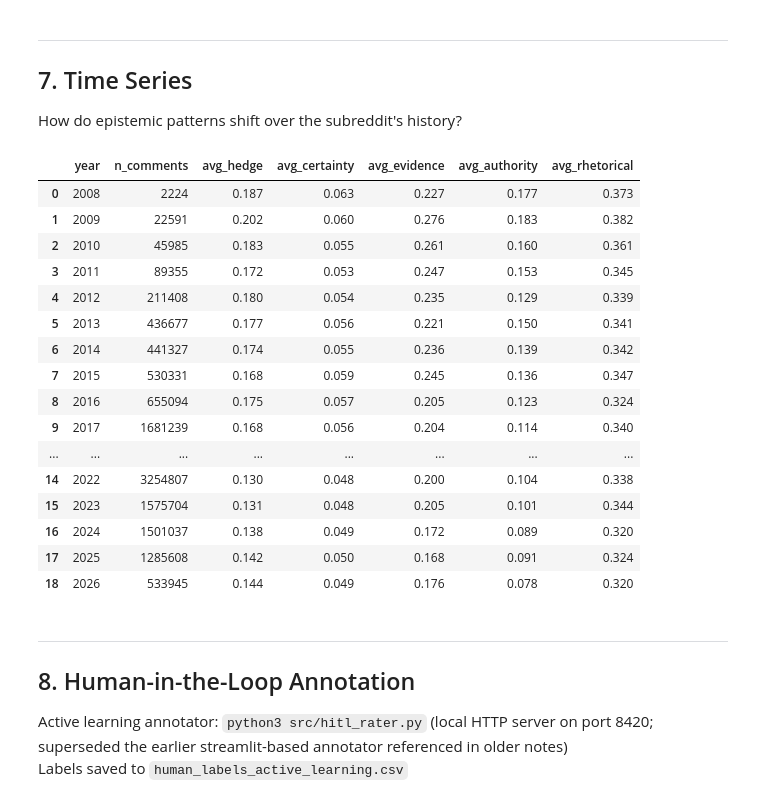
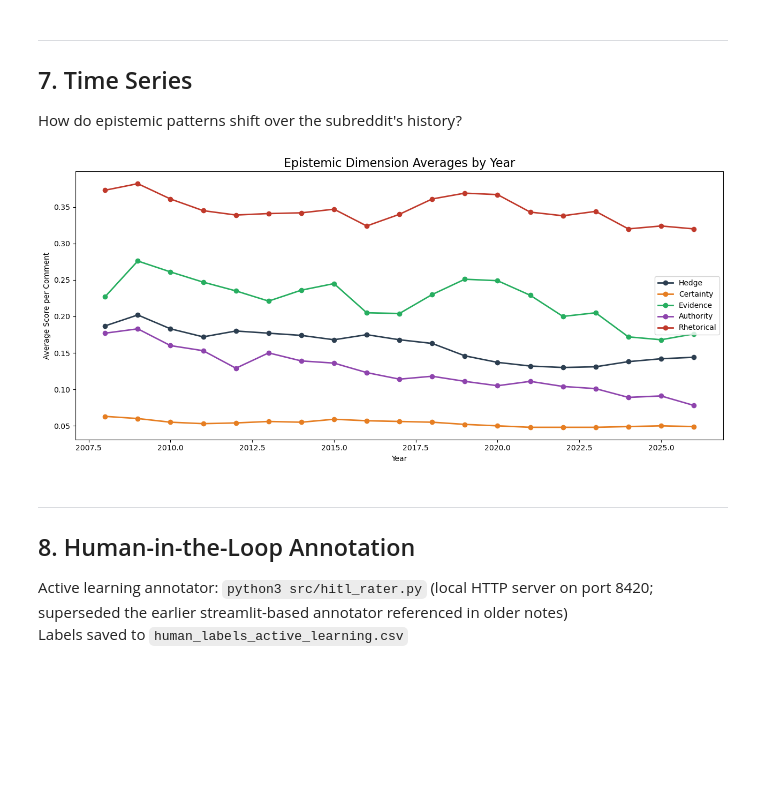
Before and after one commit to humanathema/ConspiracyComments, a Jupyter notebook: ConspiracyMaster_Refactored.ipynb, the cells around one changed output. Saved outputs shown, nothing was run; the diff lists cells and outputs as text; code cells hidden in the pictures; blank space fills up the shorter version.

```diff
--- a/ConspiracyMaster_Refactored.ipynb
+++ b/ConspiracyMaster_Refactored.ipynb
@@ -1609,7 +1624,7 @@ display(con.execute(f"""
 How do epistemic patterns shift over the subreddit's history?
 # %%
 # Lexical scores by year
-display(con.execute(f"""
+df_yearly = con.execute(f"""
     SELECT
         YEAR(TO_TIMESTAMP(created_utc)) as year,
         COUNT(*) as n_comments,
@@ -1622,25 +1637,12 @@ display(con.execute(f"""
     WHERE created_utc IS NOT NULL
     GROUP BY year
     ORDER BY year
-""").df())
+""").df()
+display(df_yearly)
-# %% [output]
-|  | year | n_comments | avg_hedge | avg_certainty | avg_evidence | avg_authority | avg_rhetorical |
-| 0 | 2008 | 2224 | 0.187 | 0.063 | 0.227 | 0.177 | 0.373 |
-| 1 | 2009 | 22591 | 0.202 | 0.060 | 0.276 | 0.183 | 0.382 |
-| 2 | 2010 | 45985 | 0.183 | 0.055 | 0.261 | 0.160 | 0.361 |
-| 3 | 2011 | 89355 | 0.172 | 0.053 | 0.247 | 0.153 | 0.345 |
-| 4 | 2012 | 211408 | 0.180 | 0.054 | 0.235 | 0.129 | 0.339 |
-| 5 | 2013 | 436677 | 0.177 | 0.056 | 0.221 | 0.150 | 0.341 |
-| 6 | 2014 | 441327 | 0.174 | 0.055 | 0.236 | 0.139 | 0.342 |
-| 7 | 2015 | 530331 | 0.168 | 0.059 | 0.245 | 0.136 | 0.347 |
-| 8 | 2016 | 655094 | 0.175 | 0.057 | 0.205 | 0.123 | 0.324 |
-| 9 | 2017 | 1681239 | 0.168 | 0.056 | 0.204 | 0.114 | 0.340 |
-| ... | ... | ... | ... | ... | ... | ... | ... |
-| 14 | 2022 | 3254807 | 0.130 | 0.048 | 0.200 | 0.104 | 0.338 |
-| 15 | 2023 | 1575704 | 0.131 | 0.048 | 0.205 | 0.101 | 0.344 |
-| 16 | 2024 | 1501037 | 0.138 | 0.049 | 0.172 | 0.089 | 0.320 |
-| 17 | 2025 | 1285608 | 0.142 | 0.050 | 0.168 | 0.091 | 0.324 |
-| 18 | 2026 | 533945 | 0.144 | 0.049 | 0.176 | 0.078 | 0.320 |
+# %%
+viz.plot_yearly_lexical_trends(df_yearly)
+# %% [output]
+[figure, added]
 # %% [markdown]
 ---
 ## 8. Human-in-the-Loop Annotation
```
Also changed, not shown: parts of 5 cells of this notebook, 2 other files.
